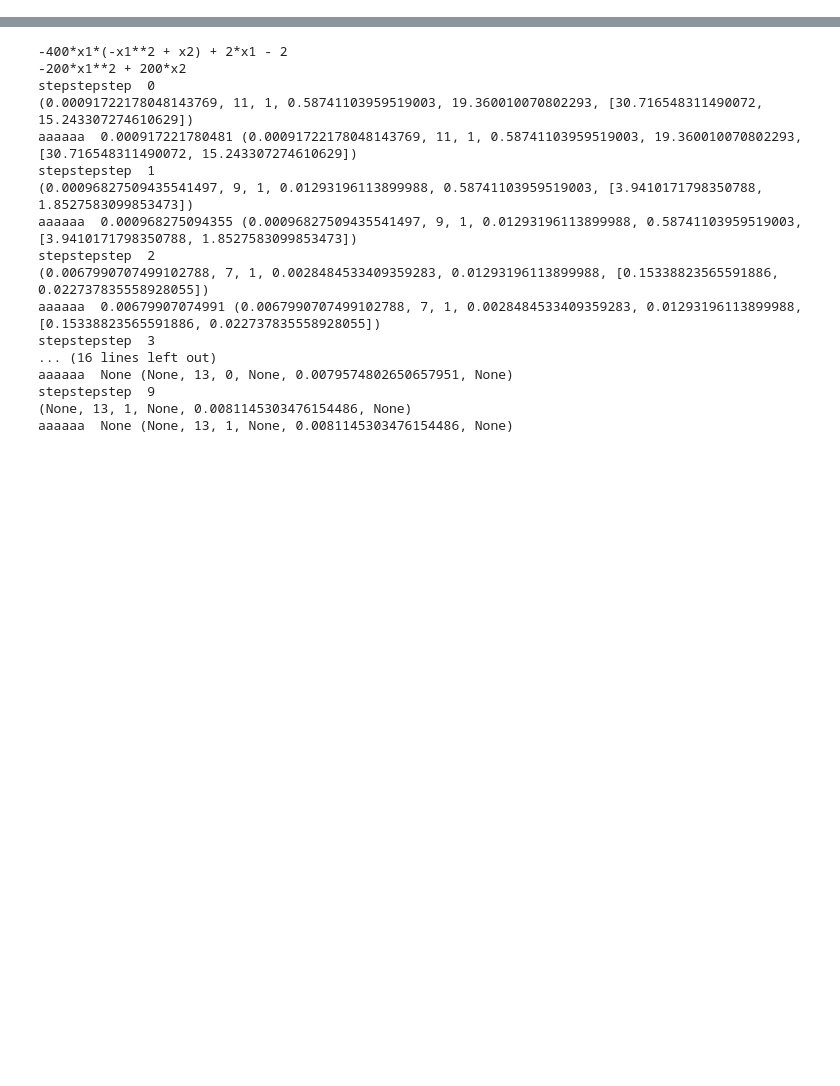
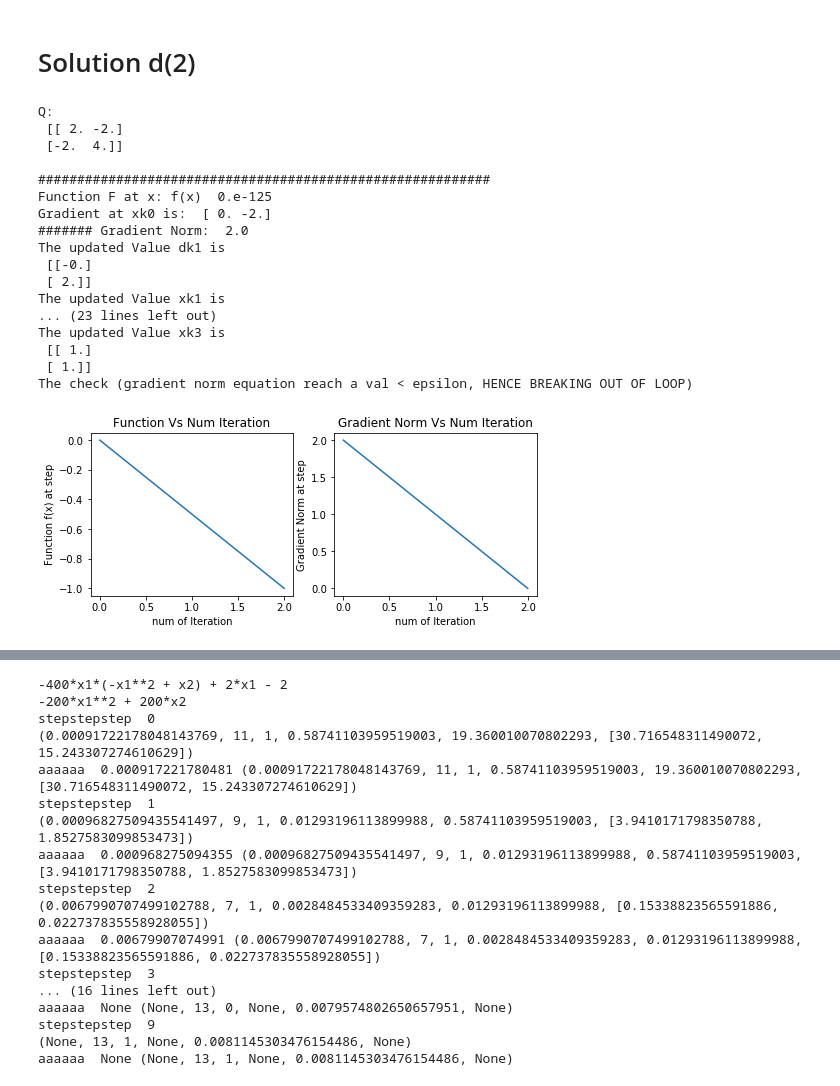
Before and after one commit to Sardhendu/Study, a Jupyter notebook: OptimizationEngg/Project/ConjugateGradient.ipynb, the cells around one changed output, grey strips where cells are left out. Drawn from its saved outputs; the diff is of its cells as text; code cells hidden in the pictures; blank space fills up the shorter version.

```diff
--- a/OptimizationEngg/Project/ConjugateGradient.ipynb
+++ b/OptimizationEngg/Project/ConjugateGradient.ipynb
@@ -132,0 +185,37 @@ def plot(x_arr, rows=1, columns=2, figsize=(12, 6)):
+# %% [markdown]
+# Solution d(2)
+# %%
+x1 = Symbol('x1')
+x2 = Symbol('x2')
+f = pow(x1,2) + 2*pow(x2,2) - 2*x1*x2 - 2*x2
+deriv_1 = np.array([f.diff(x1), f.diff(x2)])
+Q = np.array([[deriv_1[0].diff(x1),deriv_1[0].diff(x2)],
+              [deriv_1[1].diff(x1),deriv_1[1].diff(x2)]], dtype=float)
+print ('Q: \n', Q)
+
+# Initialize Xk
+xk = np.array([0,0], dtype=float).reshape(2,1)
+
+fx_array, gradientNorm_arr = iterateNonQuadratic(f, xk, deriv_1, Q,
+                                                 numFeatures=2, numSteps=10, should_print=1,evalQ=False)
+
+plot([fx_array, gradientNorm_arr])
+# %% [output]
+Q:
+ [[ 2. -2.]
+ [-2.  4.]]
+
+##########################################################
+Function F at x: f(x)  0.e-125
+Gradient at xk0 is:  [ 0. -2.]
+####### Gradient Norm:  2.0
+The updated Value dk1 is
+ [[-0.]
+ [ 2.]]
+The updated Value xk1 is
+... (23 lines left out)
+The updated Value xk3 is
+ [[ 1.]
+ [ 1.]]
+The check (gradient norm equation reach a val < epsilon, HENCE BREAKING OUT OF LOOP)
+[figure, added]
```
Also changed, not shown: parts of 14 cells of this notebook, 2 other files.
